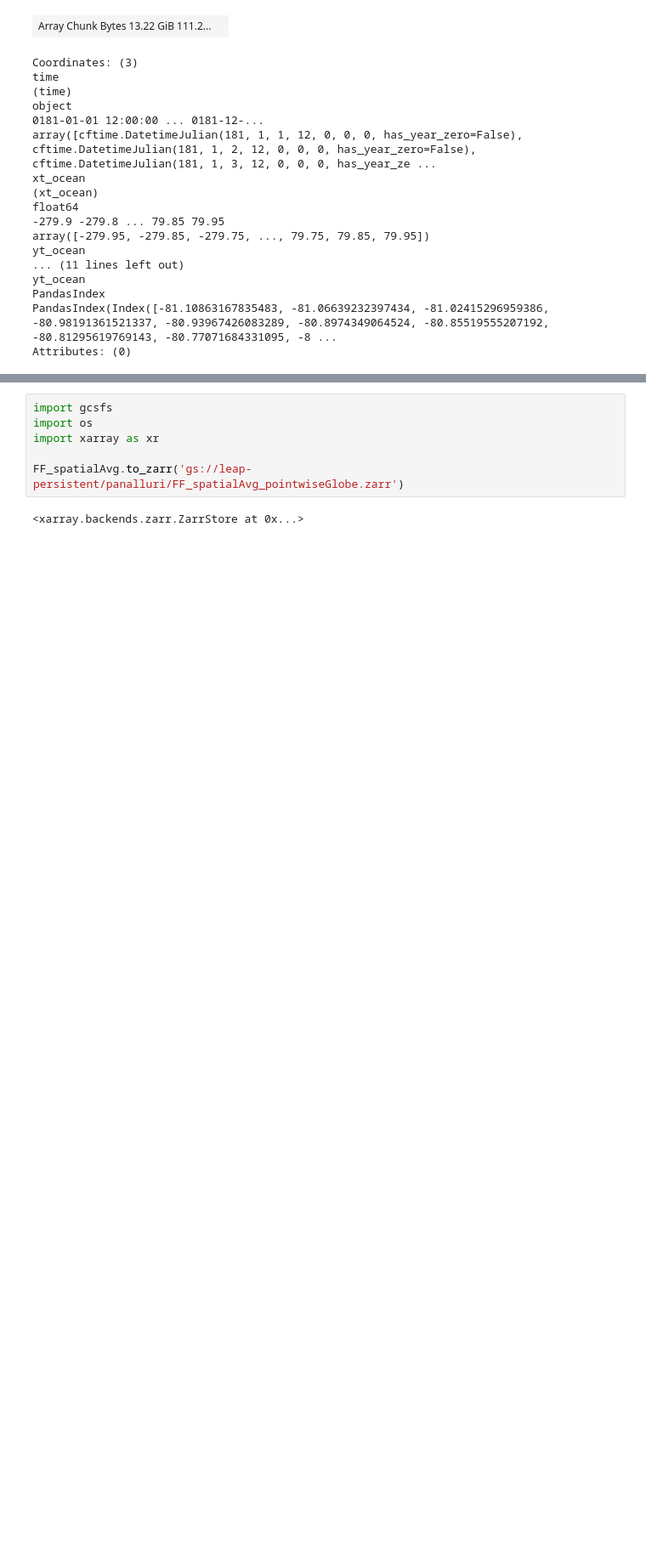
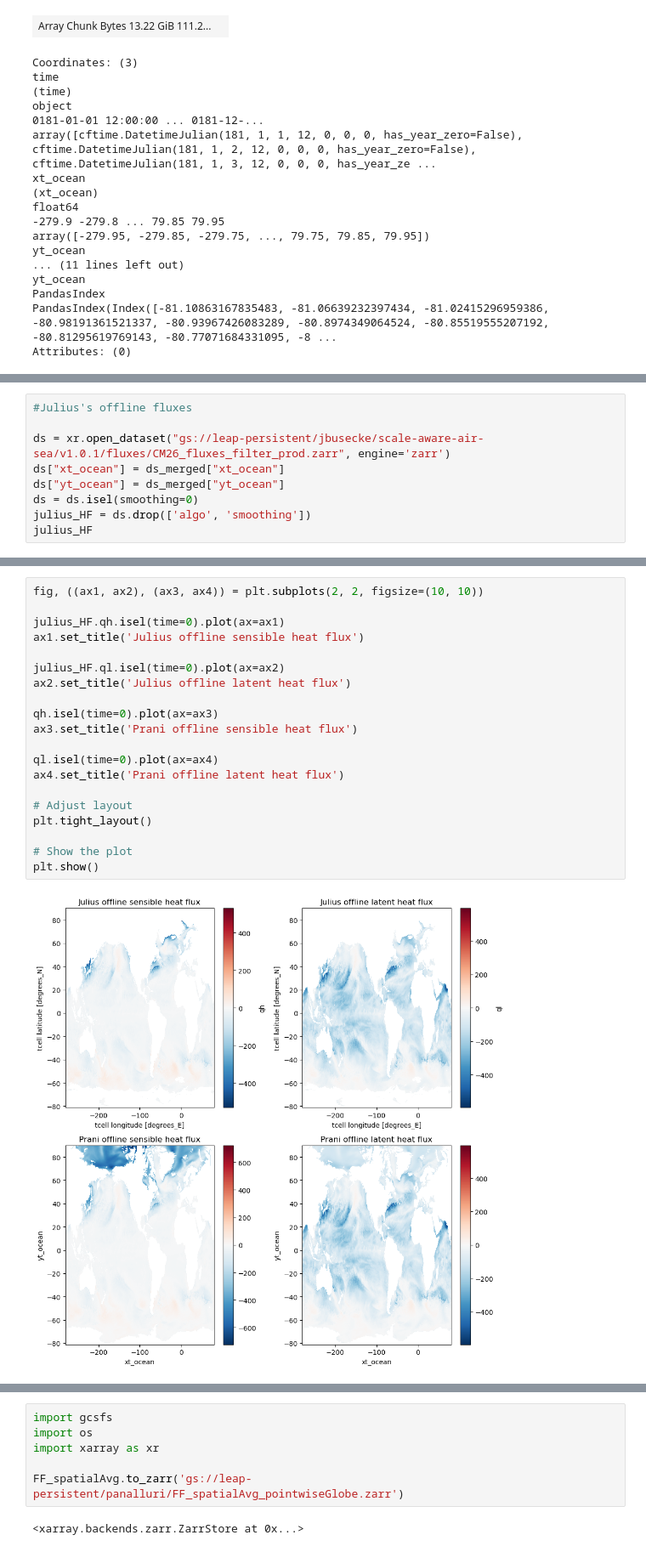
Before and after one commit to ocean-transport/air-sea-ML, a Jupyter notebook: fluxComparisonWithGCM.ipynb, the cells around one changed output, grey strips where cells are left out. Shown at 85% size. Saved outputs shown, nothing was run; the diff lists cells and outputs as text; blank space fills up the shorter version.

```diff
--- a/fluxComparisonWithGCM.ipynb
+++ b/fluxComparisonWithGCM.ipynb
@@ -168,0 +300,9 @@ HF_spatialAvg.to_zarr('gs://leap-persistent/panalluri/HF_spatialAvg_pointwiseGlo
+# %%
+#Julius's offline fluxes
+
+ds = xr.open_dataset("gs://leap-persistent/jbusecke/scale-aware-air-sea/v1.0.1/fluxes/CM26_fluxes_filter_prod.zarr", engine='zarr')
+ds["xt_ocean"] = ds_merged["xt_ocean"]
+ds["yt_ocean"] = ds_merged["yt_ocean"]
+ds = ds.isel(smoothing=0)
+julius_HF = ds.drop(['algo', 'smoothing'])
+julius_HF
@@ -168,0 +329,22 @@ HF_spatialAvg.to_zarr('gs://leap-persistent/panalluri/HF_spatialAvg_pointwiseGlo
+# %%
+fig, ((ax1, ax2), (ax3, ax4)) = plt.subplots(2, 2, figsize=(10, 10))
+
+julius_HF.qh.isel(time=0).plot(ax=ax1)
+ax1.set_title('Julius offline sensible heat flux')
+
+julius_HF.ql.isel(time=0).plot(ax=ax2)
+ax2.set_title('Julius offline latent heat flux')
+
+qh.isel(time=0).plot(ax=ax3)
+ax3.set_title('Prani offline sensible heat flux')
+
+ql.isel(time=0).plot(ax=ax4)
+ax4.set_title('Prani offline latent heat flux')
+
+# Adjust layout
+plt.tight_layout()
+
+# Show the plot
+plt.show()
+# %% [output]
+[figure, added]
```
Also changed, not shown: parts of 34 cells of this notebook.
